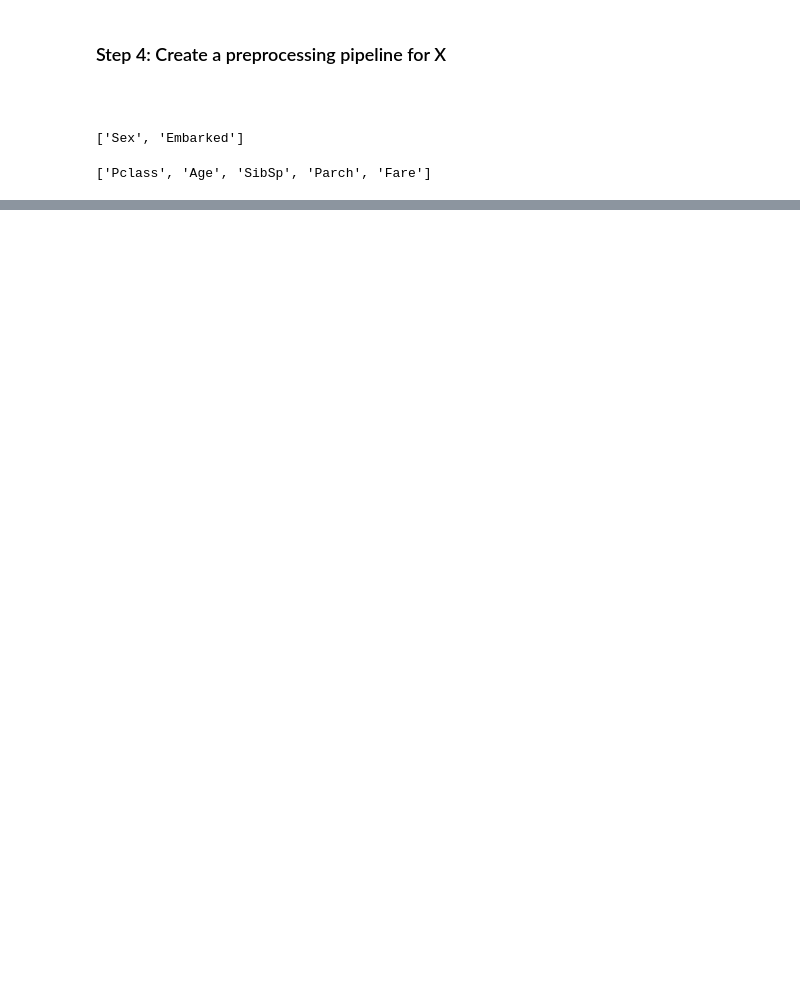
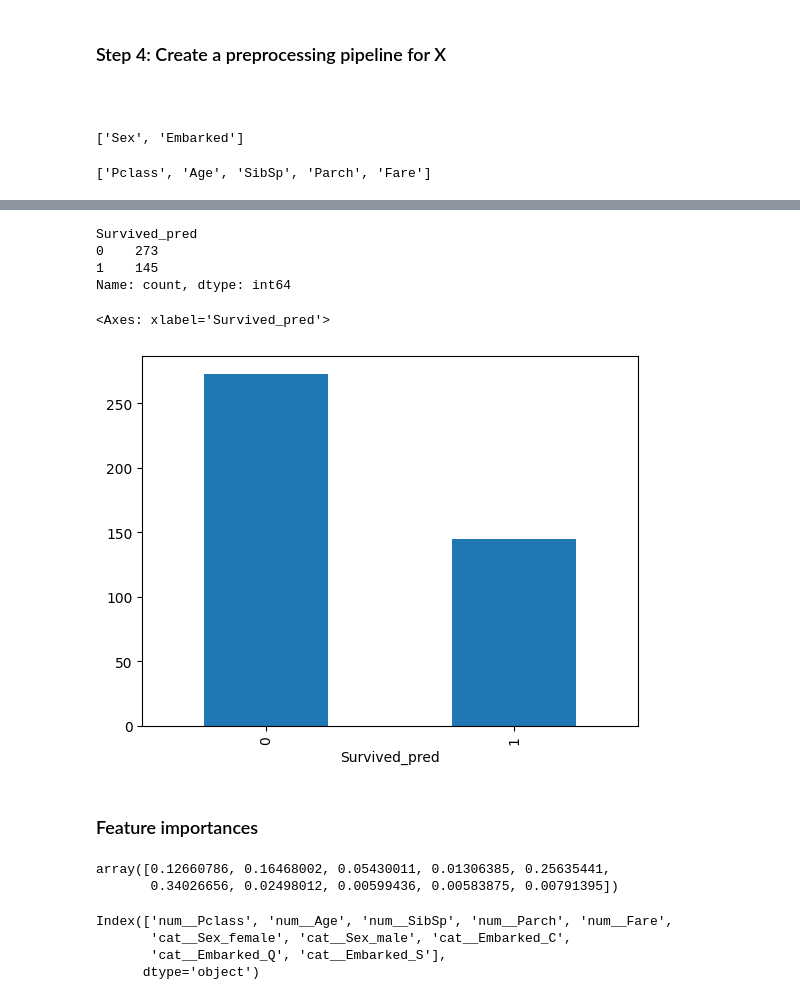
Before and after one commit to SanchitaPawar/CODSOFT, a Jupyter notebook: Task1/TitanicTask1.ipynb, the cells around one changed output, grey strips where cells are left out. Cells and saved outputs as stored; diff of their text form; code cells hidden in the pictures; blank space fills up the shorter version.

```diff
--- a/Task1/TitanicTask1.ipynb
+++ b/Task1/TitanicTask1.ipynb
@@ -152,0 +496,3 @@ num_pipe = Pipeline(steps=[('impute', SimpleImputer(strategy='median')),
+# %%
+preds = best_gbc.predict(xnew_pre)
+probs = best_gbc.predict_proba(xnew_pre)
@@ -152,0 +534,3 @@ num_pipe = Pipeline(steps=[('impute', SimpleImputer(strategy='median')),
+# %%
+prob_surv = probs[:,1]
+prob_surv[0:5]
@@ -152,0 +541,3 @@ num_pipe = Pipeline(steps=[('impute', SimpleImputer(strategy='median')),
+# %%
+df_results = xnew[['PassengerId']]
+df_results
@@ -152,0 +558,3 @@ num_pipe = Pipeline(steps=[('impute', SimpleImputer(strategy='median')),
+# %%
+df_results['Survived_pred'] = preds
+df_results['Probability'] = prob_surv
@@ -152,0 +577,12 @@ num_pipe = Pipeline(steps=[('impute', SimpleImputer(strategy='median')),
+# %%
+df_results['Survived_pred'].value_counts()
+# %% [output]
+Survived_pred
+0    273
+1    145
+Name: count, dtype: int64
+# %%
+df_results['Survived_pred'].value_counts().plot(kind='bar')
+# %% [output]
+<Axes: xlabel='Survived_pred'>
+[figure, added]
@@ -152,0 +591,15 @@ num_pipe = Pipeline(steps=[('impute', SimpleImputer(strategy='median')),
+# %% [markdown]
+### Feature importances
+# %%
+imp = best_gbc.feature_importances_
+imp
+# %% [output]
+array([0.12660786, 0.16468002, 0.05430011, 0.01306385, 0.25635441,
+       0.34026656, 0.02498012, 0.00599436, 0.00583875, 0.00791395])
+# %%
+xtrain.columns
+# %% [output]
+Index(['num__Pclass', 'num__Age', 'num__SibSp', 'num__Parch', 'num__Fare',
+       'cat__Sex_female', 'cat__Sex_male', 'cat__Embarked_C',
+       'cat__Embarked_Q', 'cat__Embarked_S'],
+      dtype='object')
```
Also changed, not shown: parts of 78 cells of this notebook, 1 other file.
